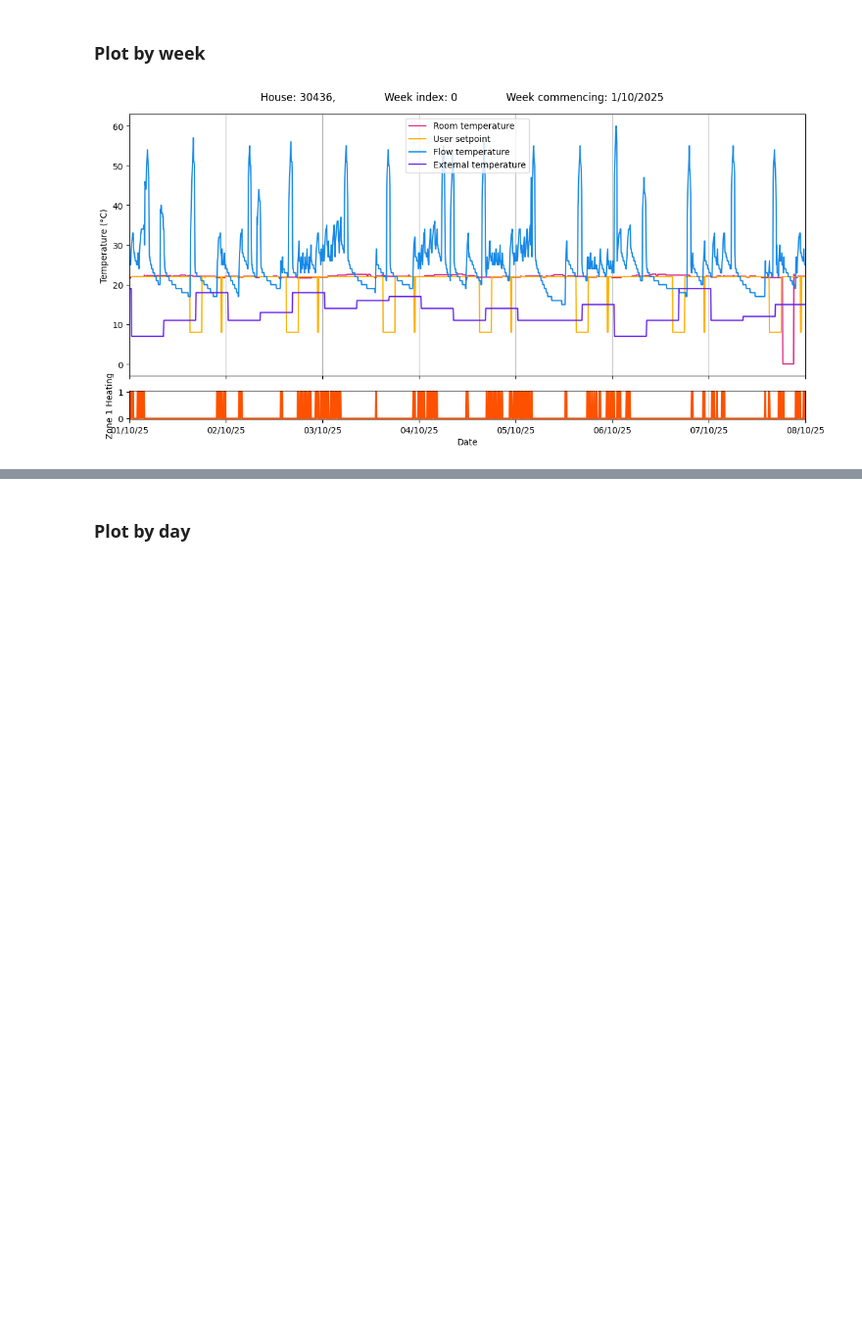
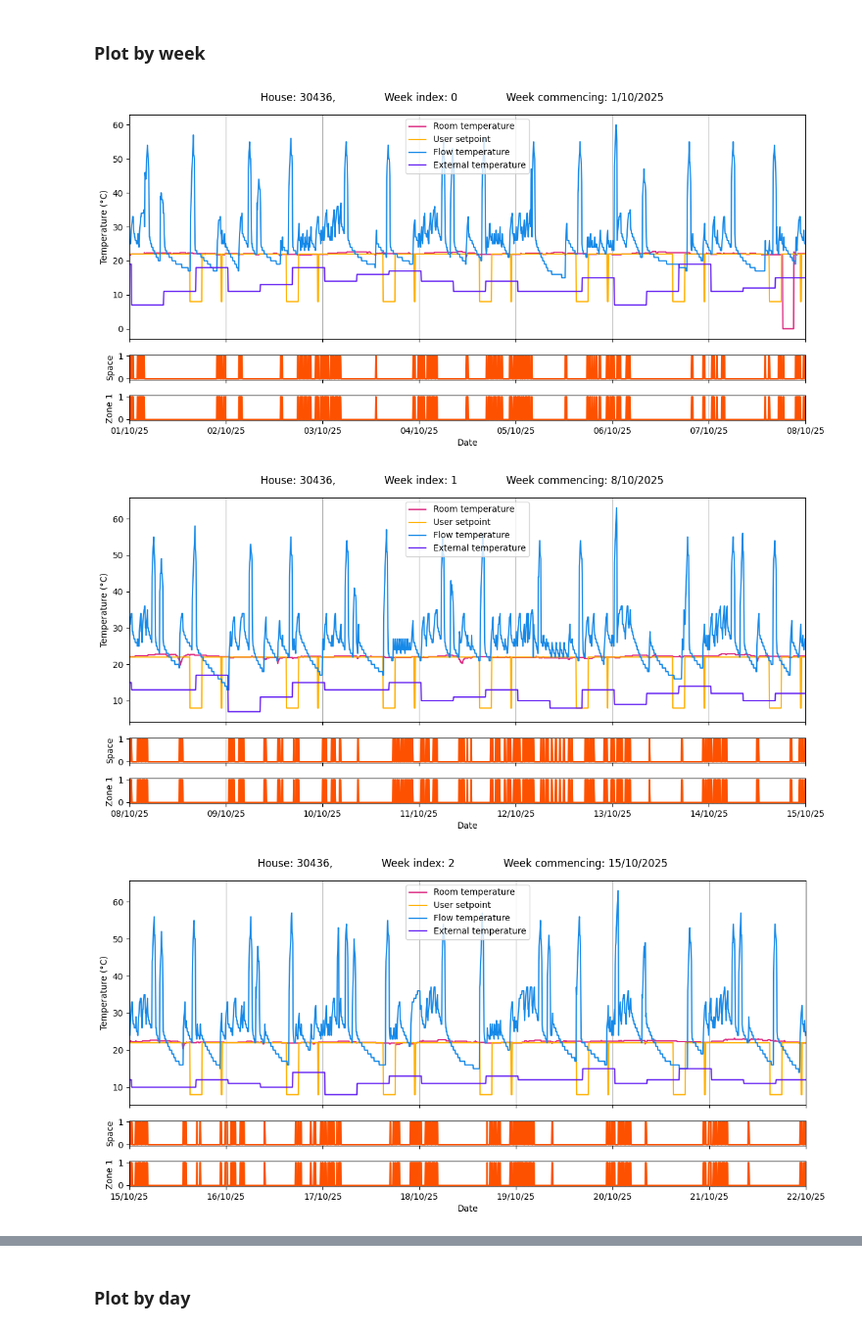
Before and after one commit to PracticeOrientedAICDT/PassivUK_Project_Spring_2026, a Jupyter notebook: EDA.ipynb, the cells around one changed output, grey strips where cells are left out. Shown at 98% size. Drawn from its saved outputs; the diff is of its cells as text; code cells hidden in the pictures; blank space fills up the shorter version.

Commit message:
feat - zone based heating

```diff
--- a/EDA.ipynb
+++ b/EDA.ipynb
@@ -69,41 +69,65 @@ datapoints_in_day = (12*24)
 for i in range(num_weeks):
     # Slice by week
     start_index = i*datapoints_in_week
     end_index = i*datapoints_in_week + datapoints_in_week
 
     dates = house_df["Datetime"][start_index:end_index]
     room_temp = house_df["Room temperature (Zone 1) (°C)"][start_index:end_index]
     user_setpoint = house_df["Setpoint temperature (Zone 1) (°C)"][start_index:end_index]
     flow_temp = house_df["Flow temperature (°C)"][start_index:end_index]
     # flow_setpoint = house_df["Flow temperature setpoint (°C)"][start_index:end_index]
     ext_temp = house_df["External temperature (°C)"][start_index:end_index]
-    heating_on = house_df["Zone 1 heating (0/1)"][start_index:end_index]
+    space_heating_on = house_df["Space heating (0/1)"][start_index:end_index]
+    zone1_heating_on = house_df["Zone 1 heating (0/1)"][start_index:end_index]
+    zone2 = True
+    try:
+        zone2_heating_on = house_df["Zone 2 heating (0/1)"][start_index:end_index]
+    except:  # noqa: E722
+        zone2 = False
 
     # Make subfigs
-    fig, (temp_plot, heating_plot) = plt.subplots(2, 1, sharex=True, height_ratios=[9, 1], figsize=(12,6), layout="tight")
+    if zone2:
+        fig, (temp_plot, space_heating_plot, zone1_heating_plot, zone2_heating_plot) = plt.subplots(4, 1, sharex=True, height_ratios=[9, 1, 1, 1], figsize=(12,6), layout="tight")
+    else:
+        fig, (temp_plot, space_heating_plot, zone1_heating_plot) = plt.subplots(3, 1, sharex=True, height_ratios=[9, 1, 1], figsize=(12,6), layout="tight")
     fig.suptitle(f"House: {house_id}, \
               Week index: {i} \
               Week commencing: {dates[start_index].day}/{dates[start_index].month}/{dates[start_index].year}")
     plt.xlabel("Date")
     plt.xlim(house_df["Datetime"][start_index],house_df["Datetime"][end_index])
+    ax = fig.gca()
+    ax.xaxis.set_major_locator(DayLocator(interval=1))
+    ax.xaxis.set_major_formatter(DateFormatter('%d/%m/%y'))
 
-    # Plot temperature variation across training dataset
+    # Plot temperature variations
     temp_plot.plot(dates, room_temp, label="Room temperature", c=colours[0])
     temp_plot.plot(dates, user_setpoint, label="User setpoint", c=colours[1])
     temp_plot.plot(dates, flow_temp, label="Flow temperature", c=colours[2])
     # plt.plot(dates, flow_setpoint, label="Flow setpoint")
     temp_plot.plot(dates, ext_temp, label="External temperature", c=colours[3])
-    ax = fig.gca()
-    ax.xaxis.set_major_locator(DayLocator(interval=1))
-    ax.xaxis.set_major_formatter(DateFormatter('%d/%m/%y'))
     temp_plot.grid(visible=True, axis="x")
     temp_plot.set_ylabel("Temperature (°C)")
     temp_plot.legend()
 
-    heating_plot.plot(dates, heating_on, c=colours[4])
-    heating_plot.fill_between(dates, heating_on, np.zeros(len(dates)), color=colours[4])
-    heating_plot.grid(visible=True, axis="x")
-    heating_plot.set_ylabel("Zone 1 Heating")
+    # Plot space heating on/off (if heat pump on for space heating)
+    space_heating_plot.plot(dates, space_heating_on, c=colours[4])
+    space_heating_plot.fill_between(dates, space_heating_on, np.zeros(len(dates)), color=colours[4])
+    space_heating_plot.grid(visible=True, axis="x")
+    space_heating_plot.set_ylabel("Space")
+
+    # Plot heating on/off in zone
+    zone1_heating_plot.plot(dates, zone1_heating_on, c=colours[4])
+    zone1_heating_plot.fill_between(dates, zone1_heating_on, np.zeros(len(dates)), color=colours[4])
+    zone1_heating_plot.grid(visible=True, axis="x")
+    zone1_heating_plot.set_ylabel("Zone 1")
+
+    if zone2:
+        zone2_heating_plot.plot(dates, zone2_heating_on, c=colours[4])
+        zone2_heating_plot.fill_between(dates, zone2_heating_on, np.zeros(len(dates)), color=colours[4])
+        zone2_heating_plot.grid(visible=True, axis="x")
+        zone2_heating_plot.set_ylabel("Zone 1")
     plt.show()
 # %% [output]
-[figure, old version]
+[figure, new version]
+[figure, added]
+[figure, added]
```
Also changed, not shown: parts of 3 cells of this notebook.
